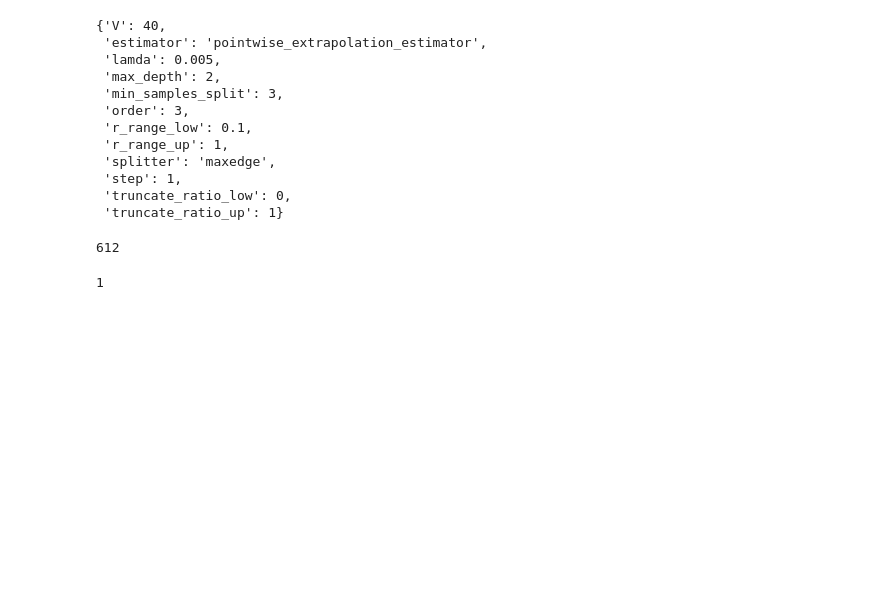
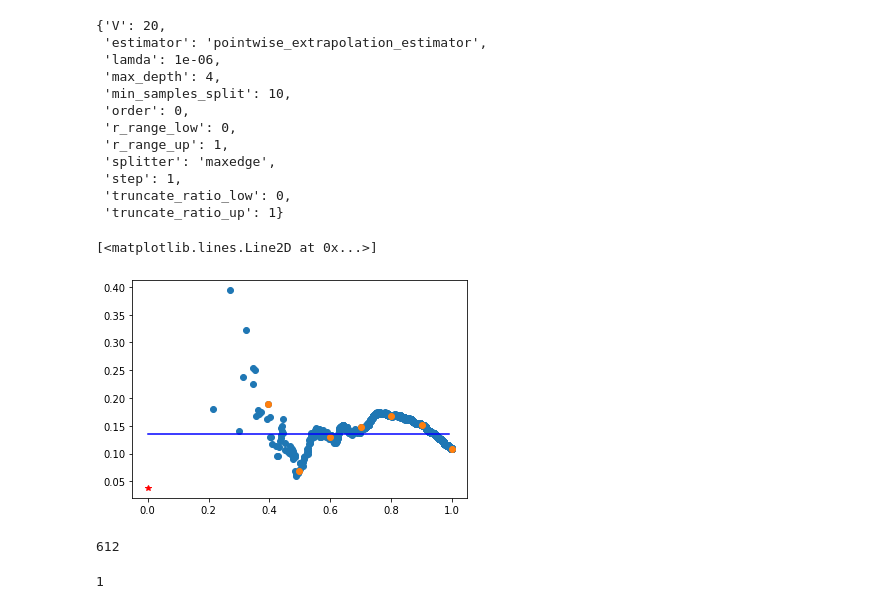
Before and after one commit to Karlmyh/RTER, a Jupyter notebook: parameter tuning.ipynb, the cells around one changed output. Saved outputs shown, nothing was run; the diff lists cells and outputs as text; code cells hidden in the pictures; blank space fills up the shorter version.

```diff
--- a/parameter tuning.ipynb
+++ b/parameter tuning.ipynb
@@ -29,8 +29,8 @@ np.random.seed(2)
 
 
 
-sample_generator=TestDistribution(8).returnDistribution()
-n_test, n_train = 4000,2000
+sample_generator=TestDistribution(1).returnDistribution()
+n_test, n_train = 2000,1000
 X_train, Y_train = sample_generator.generate(n_train)
 X_test, Y_test = sample_generator.generate(n_test)
 
@@ -38,13 +38,13 @@ X_test, Y_test = sample_generator.generate(n_test)
 
 # RTER with cv
 time_start=time()
-parameters={"truncate_ratio_low":[0], "truncate_ratio_up":[1],
-           "min_samples_split":[3,10,30], "max_depth":[2,4,6],
-           "order":[0,1,3,5],"splitter":["maxedge"],
+parameters= {"truncate_ratio_low":[0], "truncate_ratio_up":[1],
+           "min_samples_split":[10], "max_depth":[1,2,3,4,5],
+           "order":[0,1,2,3,4,5,6],"splitter":["maxedge"],
             "estimator":["pointwise_extrapolation_estimator"],
-           "r_range_low":[0,0.1],"r_range_up":[0.6,0.8,1],
-           "step":[1],"lamda":[0.0001,0.0005,0.001,0.005,0.01],"V":[1,4,8,12,16,20,25,30,40]}
-cv_model_RTER=GridSearchCV(estimator=RegressionTree(),param_grid=parameters, cv=10, n_jobs=50)
+           "r_range_low":[0],"r_range_up":[1],
+           "step":[1],"lamda":[0.000001],"V":[10,15,20,25,30]}
+cv_model_RTER=GridSearchCV(estimator=RegressionTree(),param_grid=parameters, cv=3, n_jobs=50)
 cv_model_RTER.fit(X_train, Y_train)
 
 RTER_model = cv_model_RTER.best_estimator_
@@ -145,18 +180,41 @@ GBRT: mse 0.11375779192220407 time 10.306891202926636
 # %%
 cv_model_RTER.best_params_
 # %% [output]
-{'V': 40,
+{'V': 20,
  'estimator': 'pointwise_extrapolation_estimator',
- 'lamda': 0.005,
- 'max_depth': 2,
- 'min_samples_split': 3,
- 'order': 3,
- 'r_range_low': 0.1,
+ 'lamda': 1e-06,
+ 'max_depth': 4,
+ 'min_samples_split': 10,
+ 'order': 0,
+ 'r_range_low': 0,
  'r_range_up': 1,
  'splitter': 'maxedge',
  'step': 1,
  'truncate_ratio_low': 0,
  'truncate_ratio_up': 1}
+# %%
+def plot_polynomial(beta,r, radius):
+    result = 0
+    for idx_b, b in enumerate(beta.ravel()):
+        result += (r*radius)**idx_b * b
+    return result
+# %%
+testpoint = X_test[0]
+pred_weights, all_r , all_y_hat  , used_r, used_y_hat = RTER_model.get_info(testpoint.reshape(1,-1))
+_=plt.scatter(all_r,all_y_hat,label = "Samples in the Cell")
+_=plt.scatter(used_r, used_y_hat, label = "Samples for Regression")
+
+
+r_arange = np.arange(0,1,0.01)
+y_hat_regressed = np.array([plot_polynomial(pred_weights, r,1) for r in r_arange])
+
+_= plt.plot(r_arange, y_hat_regressed,color = "blue",label = "Regression Curve")
+
+plt.plot(0,sample_generator.evaluate(testpoint.reshape(1,-1)).item(), marker = "*",color = "red" )
+#plt.plot(0,pred_weights[0,0], marker = '*', color ="blue")
+# %% [output]
+[<matplotlib.lines.Line2D at 0x...>]
+[figure, added]
 # %%
 idx_test=((y_hat_RTER - sample_generator.evaluate(X_test))**2).argmax()
 #((y_hat_RTER - sample_generator.evaluate(X_test))**2).max()
```
Also changed, not shown: parts of 9 cells of this notebook, 5 other files.
